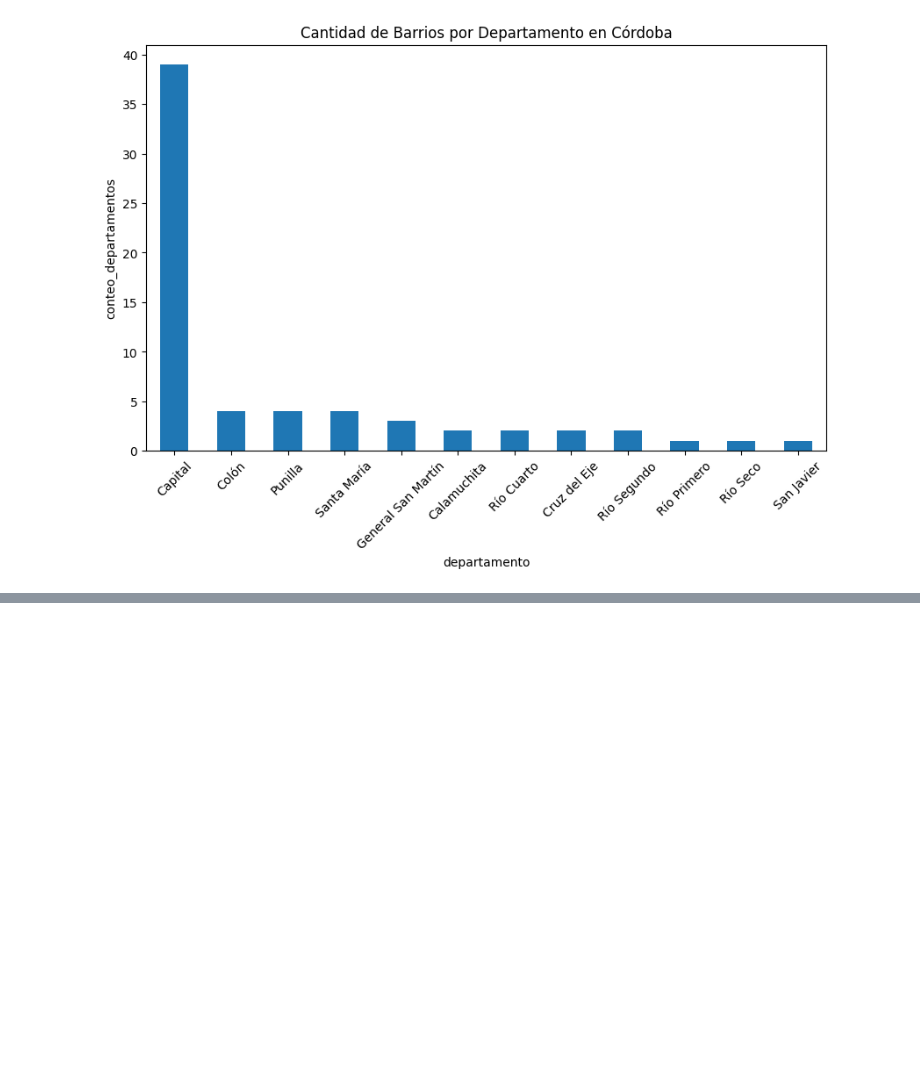
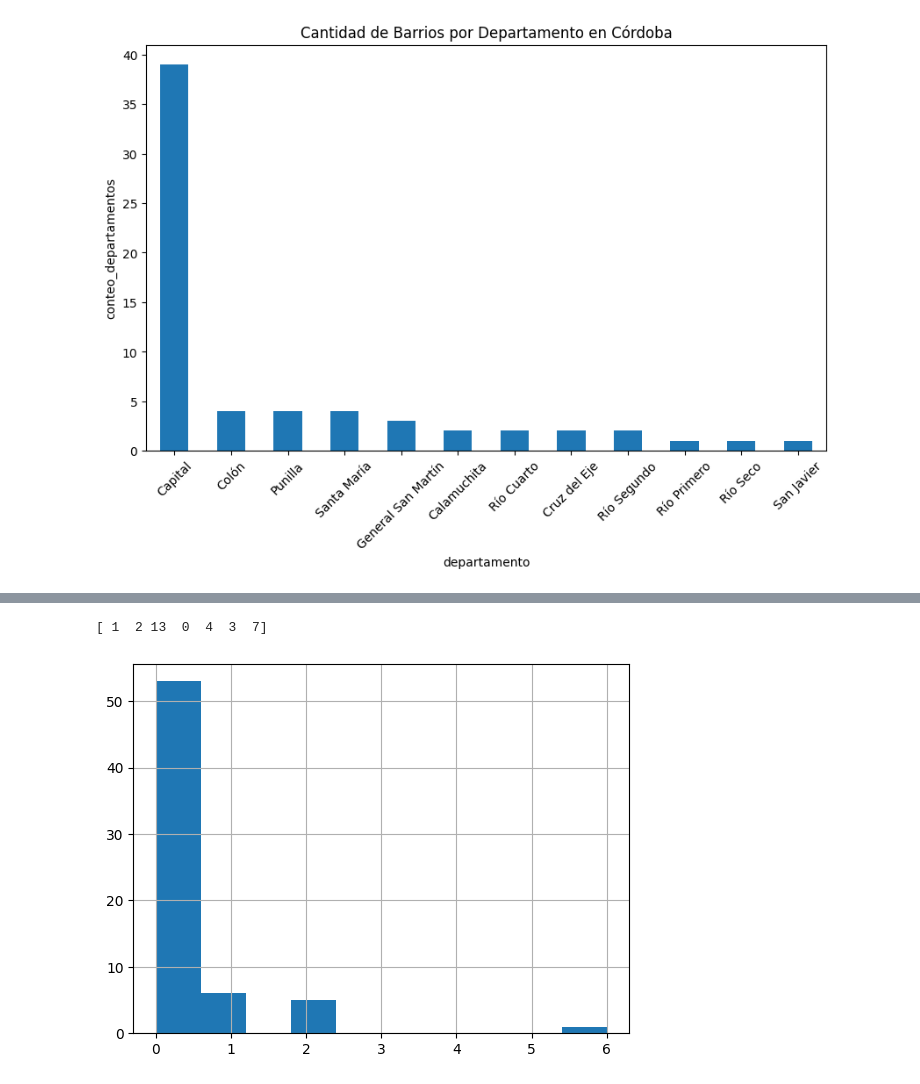
Before and after one commit to Grupo-16-ISPC/barrios-populares-grupo5, a Jupyter notebook: Analisis_Cordoba.ipynb, the cells around one changed output, grey strips where cells are left out. Drawn from its saved outputs; the diff is of its cells as text; code cells hidden in the pictures; blank space fills up the shorter version.

```diff
--- a/Analisis_Cordoba.ipynb
+++ b/Analisis_Cordoba.ipynb
@@ -218,0 +262,10 @@ En la provincia de Córdoba, el departamento con mayor cantidad de barrios dispo
+# %%
+valores_unicos_ = data_filtrado['tipo_propiedad_prestada'].unique()
+print(valores_unicos_)
+# %% [output]
+[ 1  2 13  0  4  3  7]
+# %%
+data_filtrado['tipo_propiedad_alquilada'].hist()
+plt.show()
+# %% [output]
+[figure, added]
```
Also changed, not shown: parts of 16 cells of this notebook.
